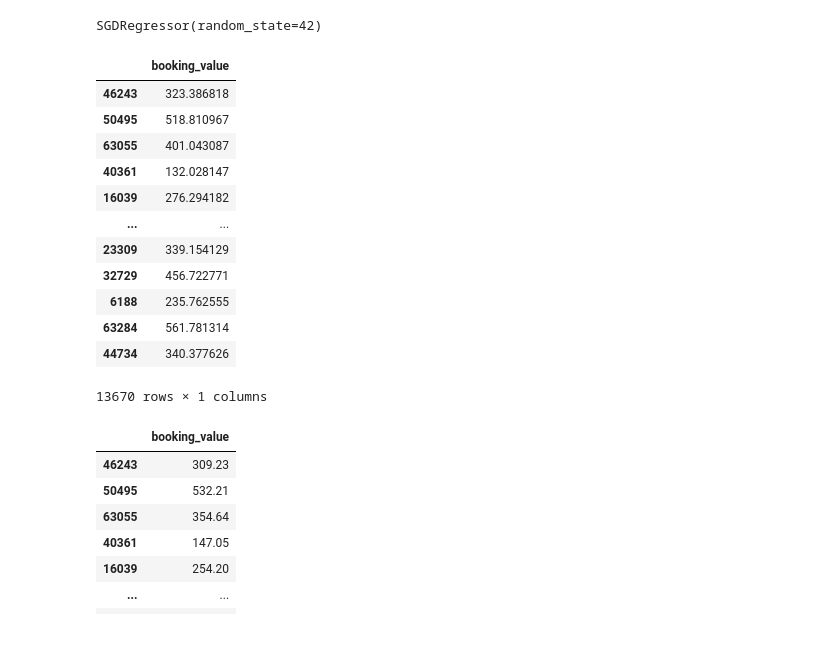
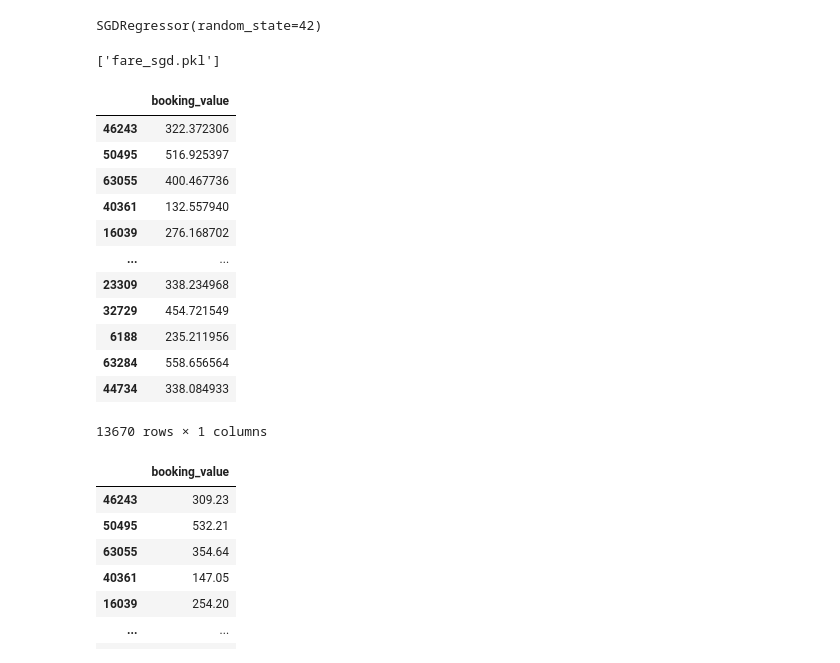
Before and after one commit to Manikandan-Rajendran93/P3.-Rapido-Intelligent-Mobility-Insights, a Jupyter notebook: fare_prediction.ipynb, the cells around one changed output. Drawn from its saved outputs; the diff is of its cells as text; code cells hidden in the pictures.

```diff
--- a/fare_prediction.ipynb
+++ b/fare_prediction.ipynb
@@ -171,10 +172,10 @@ memory usage: 9.2 MB
 # %% [markdown]
 ## Scaling Numerical features:
 # %%
-from sklearn.preprocessing import MinMaxScaler
-cols = ["ride_distance_km", "estimated_ride_time_min", "base_fare", "surge_multiplier"]
-MMS = MinMaxScaler()
-X_train_scaled = pd.DataFrame(MMS.fit_transform(X_train[cols]), columns = cols, index = X_train.index)
+numerical_features = ["ride_distance_km", "estimated_ride_time_min", "base_fare", "surge_multiplier"]
+from sklearn.preprocessing import StandardScaler
+SSC = StandardScaler()
+X_train_scaled = pd.DataFrame(SSC.fit_transform(X_train[numerical_features]), columns = numerical_features, index = X_train.index)
 X_train_scaled
 # %% [output]
 |  | ride_distance_km | estimated_ride_time_min | base_fare | surge_multiplier |
@@ -289,7 +290,7 @@ y_test
 # %% [markdown]
 ## Encoding Categorical features
 # %%
-X_test_ohe_array = OHE.transform(X_test[["day_of_week", "city", "vehicle_type", "traffic_level", "weather_condition"]])
+X_test_ohe_array = OHE.transform(X_test[categorical_features])
 X_test_encoded = pd.DataFrame(X_test_ohe_array, columns = OHE.get_feature_names_out(), index = X_test.index)
 X_test_encoded.isnull().sum()
 # %% [output]
@@ -313,7 +314,7 @@ dtype: int64
 # %% [markdown]
 ## Scaling Numerical features:
 # %%
-X_test_scaled = pd.DataFrame(MMS.transform(X_test[cols]), columns = cols, index = X_test.index)
+X_test_scaled = pd.DataFrame(SSC.transform(X_test[numerical_features]), columns = numerical_features, index = X_test.index)
 X_test_scaled.isnull().sum()
 # %% [output]
 ride_distance_km           0
@@ -362,23 +363,27 @@ fare_sgd.fit(X_train_final, y_train.values.ravel())
 SGDRegressor(random_state=42)
 # %%
 import joblib
-fare_predction_model = joblib.dump(fare_sgd, "fare_sgd.pkl")
+joblib.dump(fare_sgd, "fare_sgd.pkl")
+# %% [output]
+['fare_sgd.pkl']
+# %%
+fare_prediction_model = joblib.load("fare_sgd.pkl")
 # %%
-y_pred = pd.DataFrame(fare_sgd.predict(X_test_final), columns = y_test.columns, index = X_test_final.index)
+y_pred = pd.DataFrame(fare_prediction_model.predict(X_test_final), columns = y_test.columns, index = X_test_final.index)
 y_pred
 # %% [output]
 |  | booking_value |
-| 46243 | 323.386818 |
-| 50495 | 518.810967 |
-| 63055 | 401.043087 |
-| 40361 | 132.028147 |
-| 16039 | 276.294182 |
+| 46243 | 322.372306 |
+| 50495 | 516.925397 |
+| 63055 | 400.467736 |
+| 40361 | 132.557940 |
+| 16039 | 276.168702 |
 | ... | ... |
-| 23309 | 339.154129 |
-| 32729 | 456.722771 |
-| 6188 | 235.762555 |
-| 63284 | 561.781314 |
-| 44734 | 340.377626 |
+| 23309 | 338.234968 |
+| 32729 | 454.721549 |
+| 6188 | 235.211956 |
+| 63284 | 558.656564 |
+| 44734 | 338.084933 |
 13670 rows × 1 columns
 # %%
 y_test
```
Also changed, not shown: parts of 12 cells of this notebook, 7 other files.
